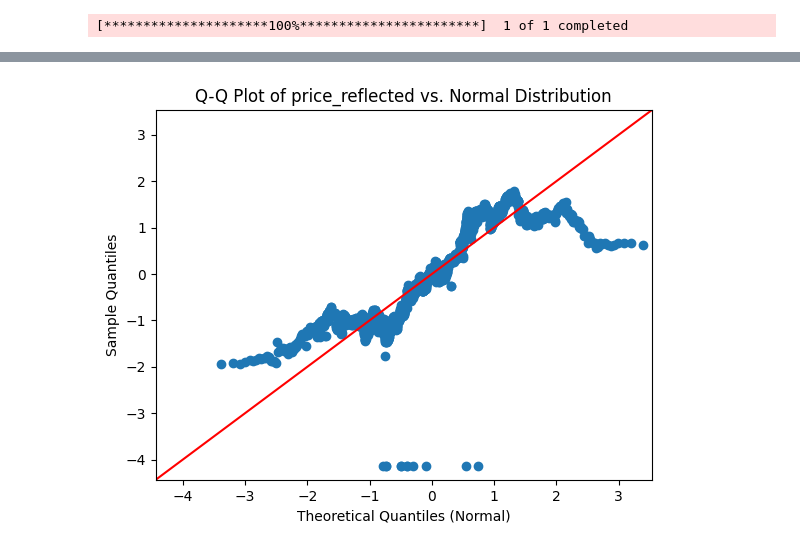
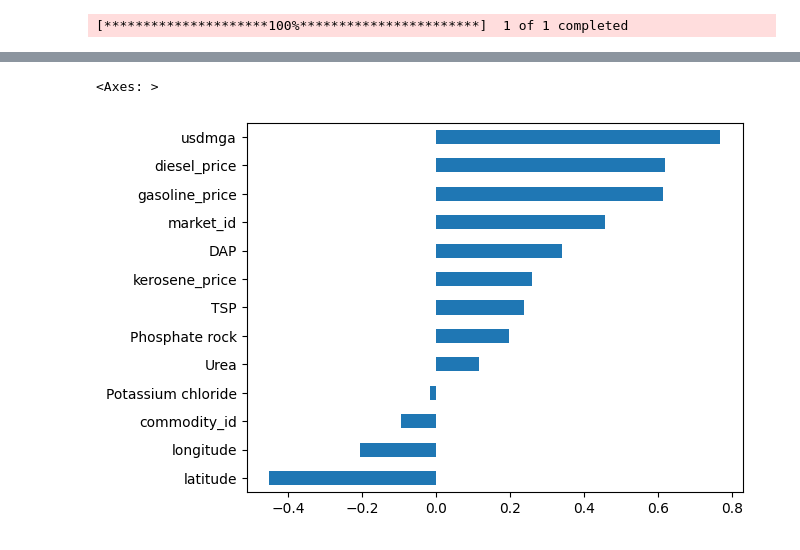
Before and after one commit to RandrianantenainaBearisoa/rice_price_predict, a Jupyter notebook: backend/explorations/eda&feat_candidates.ipynb, the cells around one changed output, grey strips where cells are left out. Saved outputs shown, nothing was run; the diff lists cells and outputs as text; code cells hidden in the pictures.

Commit message:
feature eng: candidates features ready for feature selection

```diff
--- a/backend/explorations/eda&feat_select.ipynb
+++ b/backend/explorations/eda&feat_candidates.ipynb
@@ -157,9 +136,24 @@ test = pt.fit_transform(price_reshaped)
-# %%
-sm.qqplot(test, line='45', fit=True)
-
-plt.title('Q-Q Plot of price_reflected vs. Normal Distribution')
-plt.xlabel('Theoretical Quantiles (Normal)')
-plt.ylabel('Sample Quantiles')
-plt.show()
-# %% [output]
-[figure, removed]
+# %%
+currency_data = usd_mga_exchange.resample("MS").mean()["Close"]
+currency_data = currency_data.reset_index()
+currency_data.columns = [col.lower() for col in currency_data.columns]
+currency_data["date"] = pd.to_datetime(currency_data["date"])
+currency_data["usdmga"] = currency_data["usdmga=x"]
+# %%
+rice_data = pd.merge_asof(
+            rice_data.sort_values('date'),
+            currency_data.sort_values('date')[['date','usdmga']],
+            on='date',
+            direction='backward'
+        )
+# %%
+# exclude other form of the column "price" to avoid data leakage
+non_price_columns = [col for col in rice_data.columns if not col.startswith('price') and not col.startswith('usdprice')]
+# %%
+# numeric_rice_data = .select_dtypes(include=[np.number])
+corr_price = rice_data[non_price_columns].corrwith(rice_data["price_transformed"], numeric_only=True).sort_values()
+# %%
+corr_price.plot(kind="barh")
+# %% [output]
+<Axes: >
+[figure, added]
```
Also changed, not shown: parts of 15 cells of this notebook.
